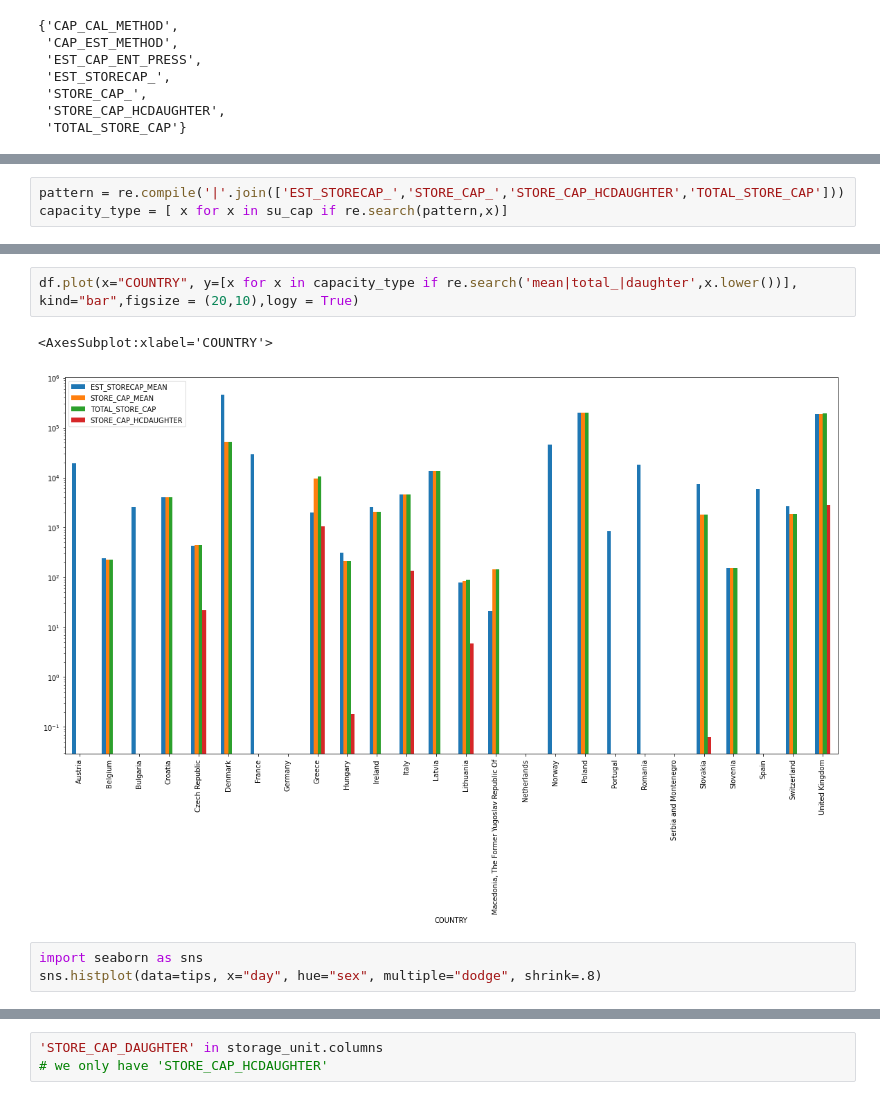
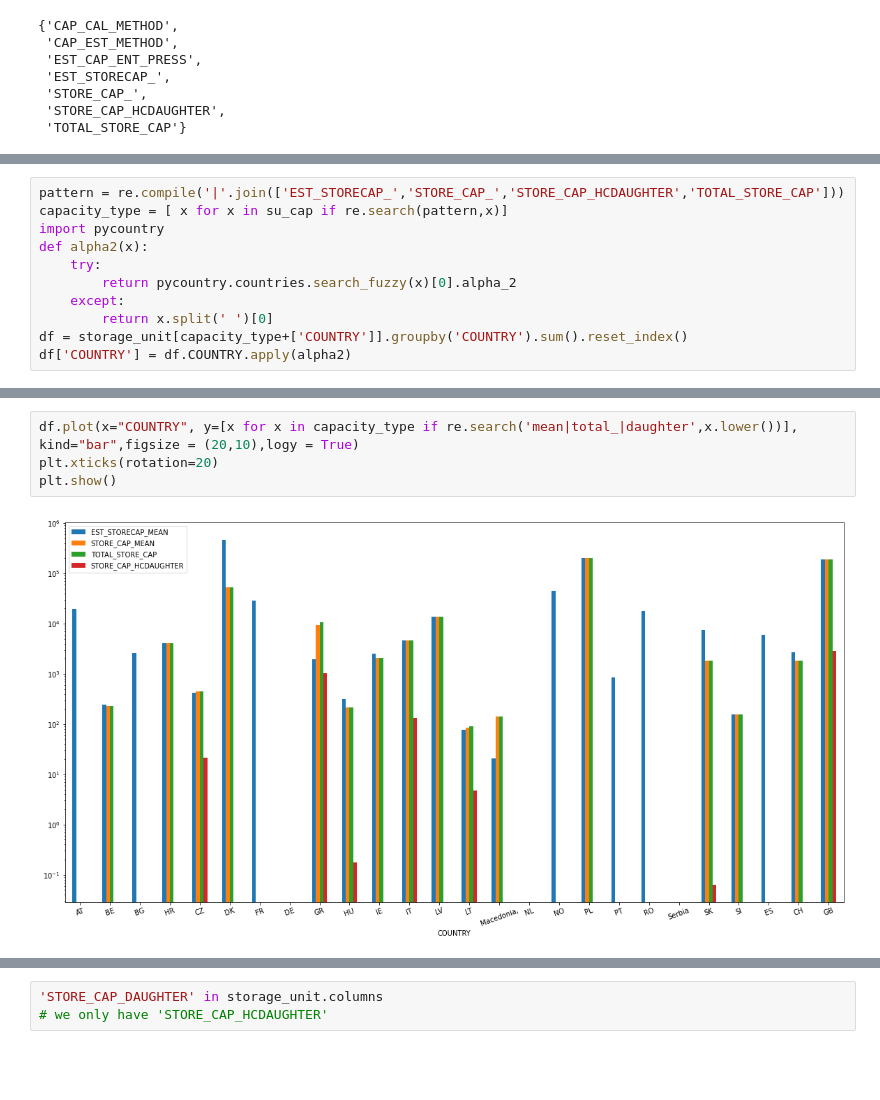
Before and after one commit to ericzhou571/Co2Storage, a Jupyter notebook: Co2stop_deep_exploring-Copy2.ipynb, the cells around one changed output, grey strips where cells are left out. Saved outputs shown, nothing was run; the diff lists cells and outputs as text; blank space fills up the shorter version.

```diff
--- a/Co2stop_deep_exploring-Copy2.ipynb
+++ b/Co2stop_deep_exploring-Copy2.ipynb
@@ -95,3 +90,11 @@ su_cap
 # %%
 pattern = re.compile('|'.join(['EST_STORECAP_','STORE_CAP_','STORE_CAP_HCDAUGHTER','TOTAL_STORE_CAP']))
 capacity_type = [ x for x in su_cap if re.search(pattern,x)]
+import pycountry
+def alpha2(x):
+    try:
+        return pycountry.countries.search_fuzzy(x)[0].alpha_2
+    except:
+        return x.split(' ')[0]
+df = storage_unit[capacity_type+['COUNTRY']].groupby('COUNTRY').sum().reset_index()
+df['COUNTRY'] = df.COUNTRY.apply(alpha2)
@@ -100,8 +112,6 @@ df = storage_unit[capacity_type+['COUNTRY']].groupby('COUNTRY').sum().reset_inde
 # %%
 df.plot(x="COUNTRY", y=[x for x in capacity_type if re.search('mean|total_|daughter',x.lower())], kind="bar",figsize = (20,10),logy = True)
+plt.xticks(rotation=20)
+plt.show()
 # %% [output]
-<AxesSubplot:xlabel='COUNTRY'>
-[figure, old version]
+[figure, new version]
-# %%
-import seaborn as sns
-sns.histplot(data=tips, x="day", hue="sex", multiple="dodge", shrink=.8)
```
Also changed, not shown: parts of 36 cells of this notebook.
